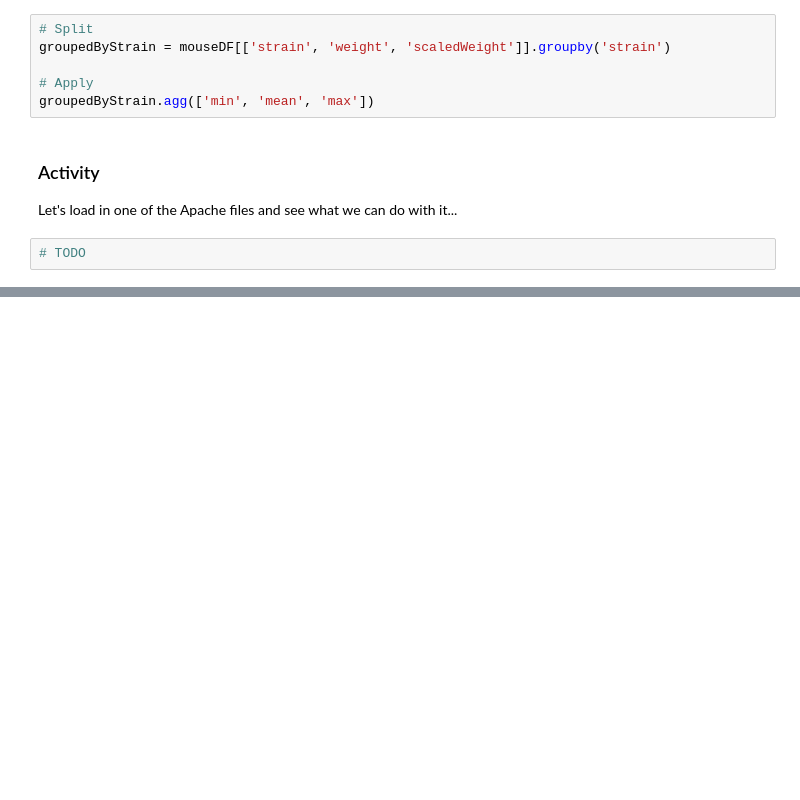
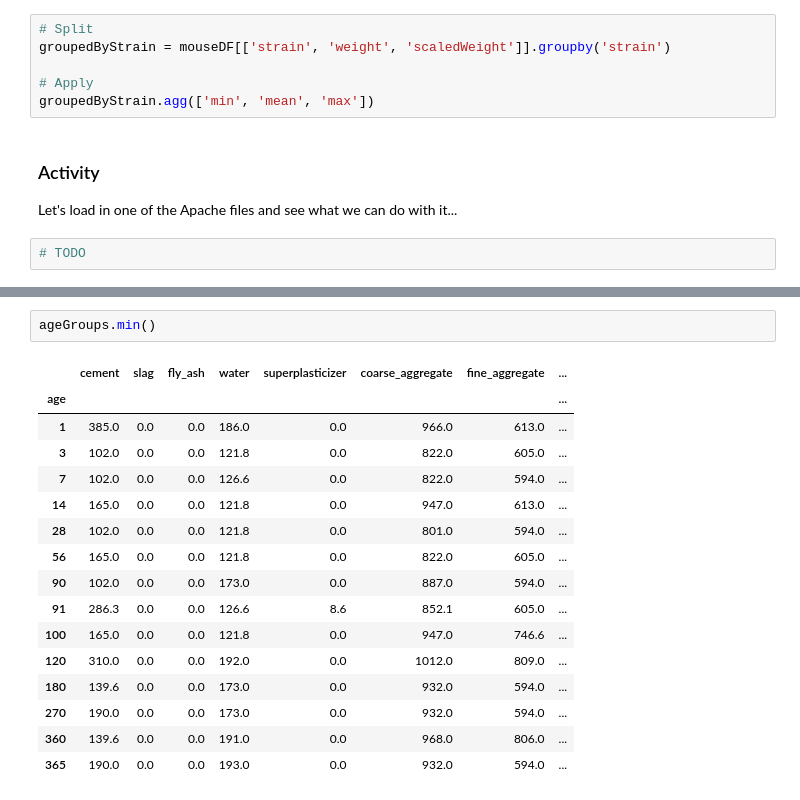
Before and after one commit to hafeild/csc440sp25, a Jupyter notebook: notebooks/06-basic-pandas.ipynb, the cells around one changed output, grey strips where cells are left out. Saved outputs shown, nothing was run; the diff lists cells and outputs as text; blank space fills up the shorter version.

```diff
--- a/notebooks/06-basic-pandas.ipynb
+++ b/notebooks/06-basic-pandas.ipynb
@@ -654,0 +821,19 @@ Let's load in one of the Apache files and see what we can do with it...
+# %%
+ageGroups.min()
+# %% [output]
+|  | cement | slag | fly_ash | water | superplasticizer | coarse_aggregate | fine_aggregate | ... |
+| age |  |  |  |  |  |  |  | ... |
+| 1 | 385.0 | 0.0 | 0.0 | 186.0 | 0.0 | 966.0 | 613.0 | ... |
+| 3 | 102.0 | 0.0 | 0.0 | 121.8 | 0.0 | 822.0 | 605.0 | ... |
+| 7 | 102.0 | 0.0 | 0.0 | 126.6 | 0.0 | 822.0 | 594.0 | ... |
+| 14 | 165.0 | 0.0 | 0.0 | 121.8 | 0.0 | 947.0 | 613.0 | ... |
+| 28 | 102.0 | 0.0 | 0.0 | 121.8 | 0.0 | 801.0 | 594.0 | ... |
+| 56 | 165.0 | 0.0 | 0.0 | 121.8 | 0.0 | 822.0 | 605.0 | ... |
+| 90 | 102.0 | 0.0 | 0.0 | 173.0 | 0.0 | 887.0 | 594.0 | ... |
+| 91 | 286.3 | 0.0 | 0.0 | 126.6 | 8.6 | 852.1 | 605.0 | ... |
+| 100 | 165.0 | 0.0 | 0.0 | 121.8 | 0.0 | 947.0 | 746.6 | ... |
+| 120 | 310.0 | 0.0 | 0.0 | 192.0 | 0.0 | 1012.0 | 809.0 | ... |
+| 180 | 139.6 | 0.0 | 0.0 | 173.0 | 0.0 | 932.0 | 594.0 | ... |
+| 270 | 190.0 | 0.0 | 0.0 | 173.0 | 0.0 | 932.0 | 594.0 | ... |
+| 360 | 139.6 | 0.0 | 0.0 | 191.0 | 0.0 | 968.0 | 806.0 | ... |
+| 365 | 190.0 | 0.0 | 0.0 | 193.0 | 0.0 | 932.0 | 594.0 | ... |
```
Also changed, not shown: parts of 21 cells of this notebook.
